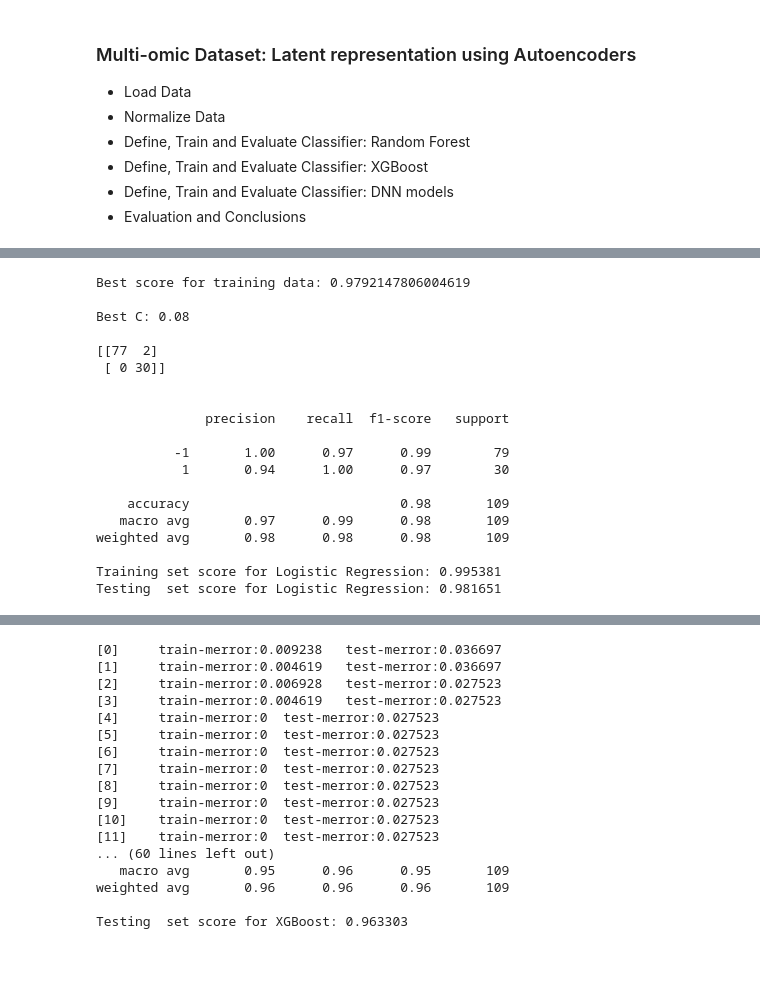
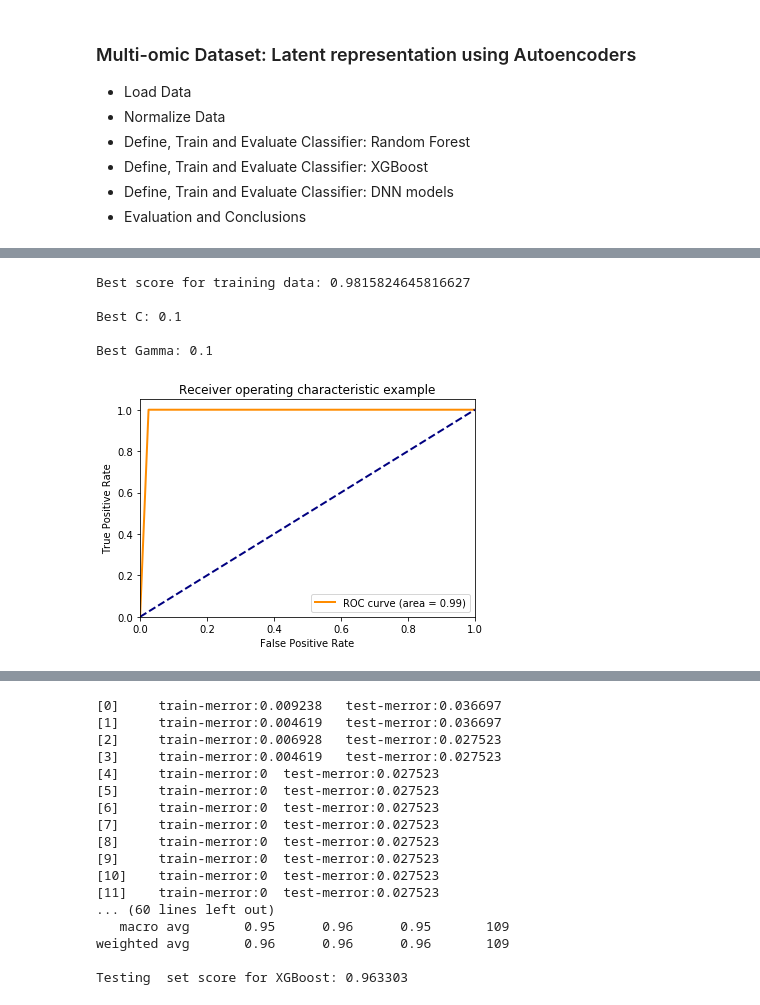
Before and after one commit to TomasSuarezL/oss-stage-2019, a Jupyter notebook: Singleomic Dataset/Singleomic_Classifier.ipynb, the cells around one changed output, grey strips where cells are left out. Drawn from its saved outputs; the diff is of its cells as text; code cells hidden in the pictures; blank space fills up the shorter version.

```diff
--- a/Singleomic Dataset/Singleomic_Classifier.ipynb
+++ b/Singleomic Dataset/Singleomic_Classifier.ipynb
@@ -43,54 +174,59 @@ X_test_norm = pd.DataFrame(scaler.transform(X_test_norm))
 # %%
-## Logistic Regression Classifier
+# First: SVM Classifier with RBF kernel (OS14 Exercise)
+from sklearn.svm import SVC
 from sklearn.model_selection import GridSearchCV
 from sklearn.metrics import confusion_matrix, classification_report
-from sklearn.linear_model import LogisticRegression
-clf = LogisticRegression(random_state=0, solver='lbfgs', dual=False, penalty='l2')
 
-# Perform CV to tune n_estimators for best RFC fit
-params_grid = [{'C': [0.07,0.08, 0.085]}]
+svm = SVC(kernel = 'linear', random_state = 0)
+
+# Perform CV to tune parameters for best SVM fit
+params_grid = [{'gamma': [1e-1],
+                     'C': [0.01,0.1]}]
 
 # Perform Cross Validation Grid Search to find best hyperparamters
-clf_grid = GridSearchCV(estimator=clf, param_grid=params_grid, cv=5)
-clf_grid.fit(X_train_norm, y_train)
+svm_grid = GridSearchCV(estimator=svm, param_grid=params_grid, cv=5)
+svm_grid.fit(X_train_norm, y_train)
 
 # Print training scores
-print('Best score for training data:', clf_grid.best_score_,"\n")
-print('Best C:',clf_grid.best_estimator_.C,"\n")
+print('Best score for training data:', svm_grid.best_score_,"\n")
+print('Best C:',svm_grid.best_estimator_.C,"\n")
+print('Best Gamma:',svm_grid.best_estimator_.gamma,"\n")
 
 # Select the estimator with the best hyperparameters
-final_clf = clf_grid.best_estimator_
+final_svm = svm_grid.best_estimator_
 
 # Predict classification with final model
-y_pred = final_clf.predict(X_test_norm)
+y_pred = final_svm.predict(X_test_norm)
+
+# ROC AUC
+fpr, tpr, _ = roc_curve(y_test, y_pred)
+roc_auc = auc(fpr,tpr)
+
+plt.figure()
+lw = 2
+plt.plot(fpr, tpr, color='darkorange',
+         lw=lw, label='ROC curve (area = %0.2f)' % roc_auc)
+plt.plot([0, 1], [0, 1], color='navy', lw=lw, linestyle='--')
+plt.xlim([0.0, 1.0])
+plt.ylim([0.0, 1.05])
+plt.xlabel('False Positive Rate')
+plt.ylabel('True Positive Rate')
+plt.title('Receiver operating characteristic example')
+plt.legend(loc="lower right")
+plt.show()
 
 cm = confusion_matrix(y_test,y_pred)
 
 print(cm)
 print("\n")
 print(classification_report(y_test,y_pred))
 
-print("Training set score for Logistic Regression: %f" % final_clf.score(X_train_norm, y_train))
-print("Testing  set score for Logistic Regression: %f" % final_clf.score(X_test_norm  , y_test))
-
-# Best performance with Linear Regression Classifier: 98%
+print("Training set score for SVM: %f" % final_svm.score(X_train_norm, y_train))
+print("Testing  set score for SVM: %f" % final_svm.score(X_test_norm  , y_test))
 # %% [output]
-Best score for training data: 0.9792147806004619
+Best score for training data: 0.9815824645816627
 
-Best C: 0.08
+Best C: 0.1
 
-[[77  2]
- [ 0 30]]
-
-
-              precision    recall  f1-score   support
-
-          -1       1.00      0.97      0.99        79
-           1       0.94      1.00      0.97        30
-
-    accuracy                           0.98       109
-   macro avg       0.97      0.99      0.98       109
-weighted avg       0.98      0.98      0.98       109
-
-Training set score for Logistic Regression: 0.995381
-Testing  set score for Logistic Regression: 0.981651
+Best Gamma: 0.1
+[figure, added]
```
Also changed, not shown: parts of 6 cells of this notebook, 1 other file.
